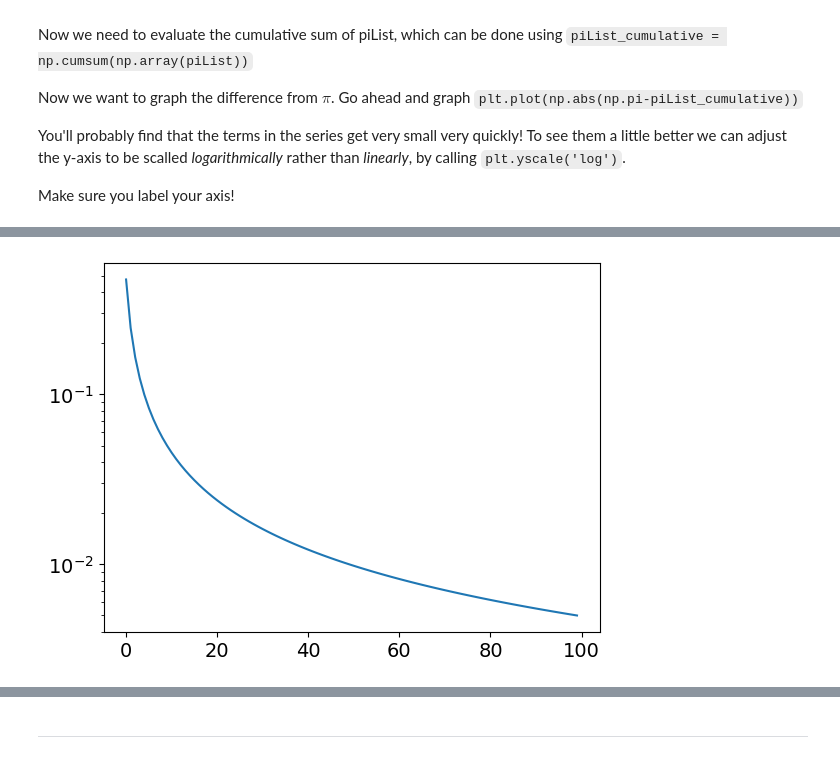
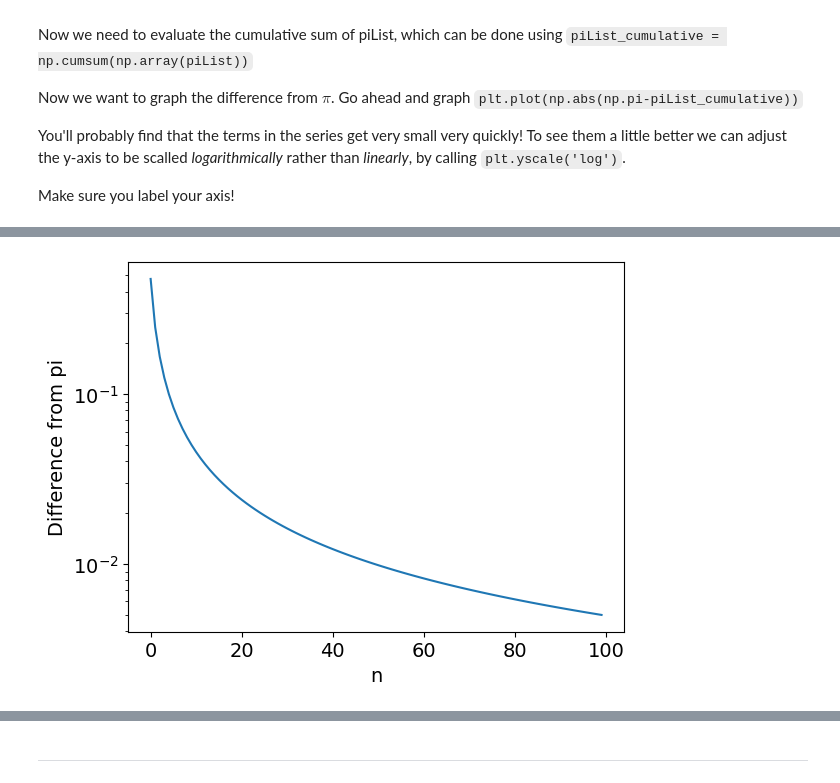
Before and after one commit to sushelan/computationalphysicsprojects, a Jupyter notebook: IntroductionToComputationalPhysics/N_Ways_of_Measuring_PI.ipynb, the cells around one changed output, grey strips where cells are left out. Drawn from its saved outputs; the diff is of its cells as text; code cells hidden in the pictures.

```diff
--- a/IntroductionToComputationalPhysics/N_Ways_of_Measuring_PI.ipynb
+++ b/IntroductionToComputationalPhysics/N_Ways_of_Measuring_PI.ipynb
@@ -175,12 +177,14 @@ Make sure you label your axis!
 <div><img src="https://clark.physics.illinois.edu/246img/AnsStart.svg" width=200 align=left alt="Answer (start)"></img><br></div>
 # %%
 #ANSWER ME
-piList = [8/((4*i+3)*(4*i+1)) for i in range(100)]
+piList = [8/((4*i+3)*(4*i+1)) for i in range(100)] # list comprehension of given summation formula with n=100
 piList_cumulative = np.cumsum(np.array(piList))
 plt.plot(np.abs(np.pi-piList_cumulative))
+plt.xlabel('n')
+plt.ylabel('Difference from pi')
 plt.yscale('log')
 # %% [output]
-[figure, old version]
+[figure, new version]
 # %% [markdown]
 <div><img src="https://clark.physics.illinois.edu/246img/AnsEnd.svg" width=200 align=left alt="Answer (end)"></img><br></div>
 # %% [markdown]
```
Also changed, not shown: parts of 8 cells of this notebook.
